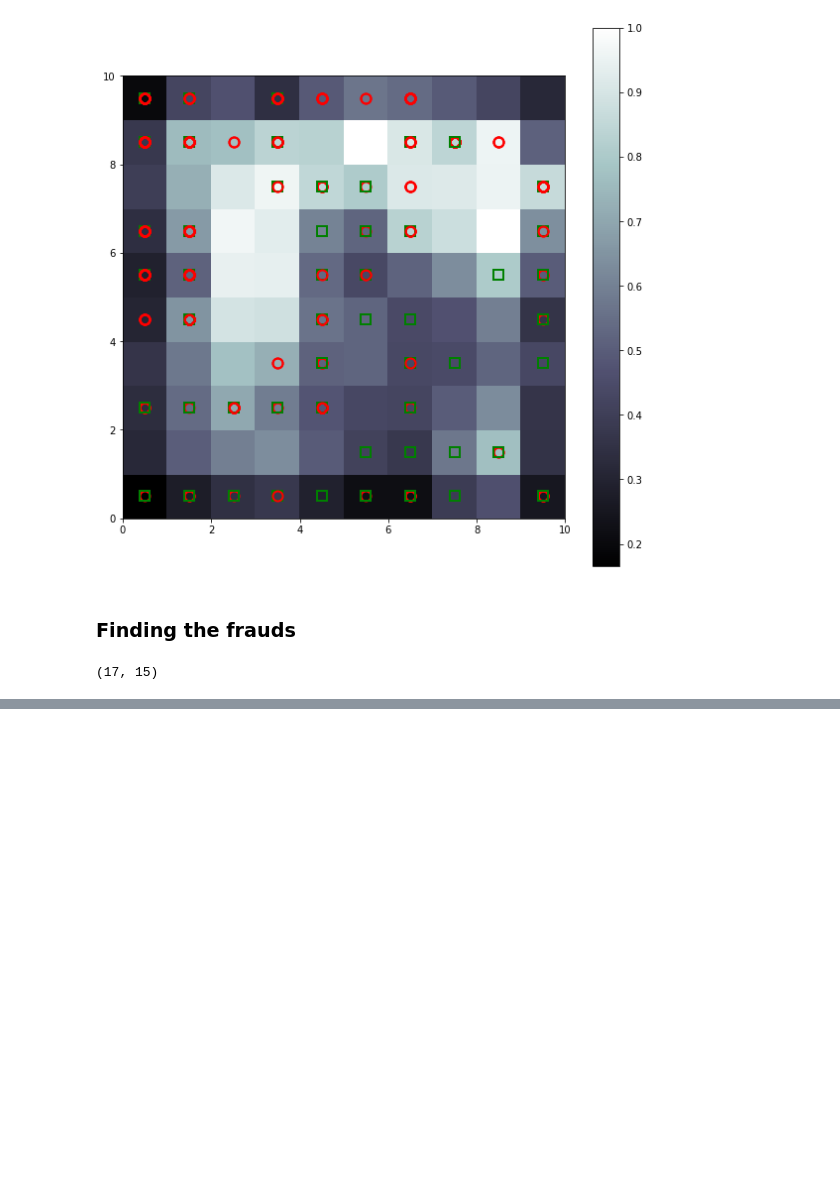
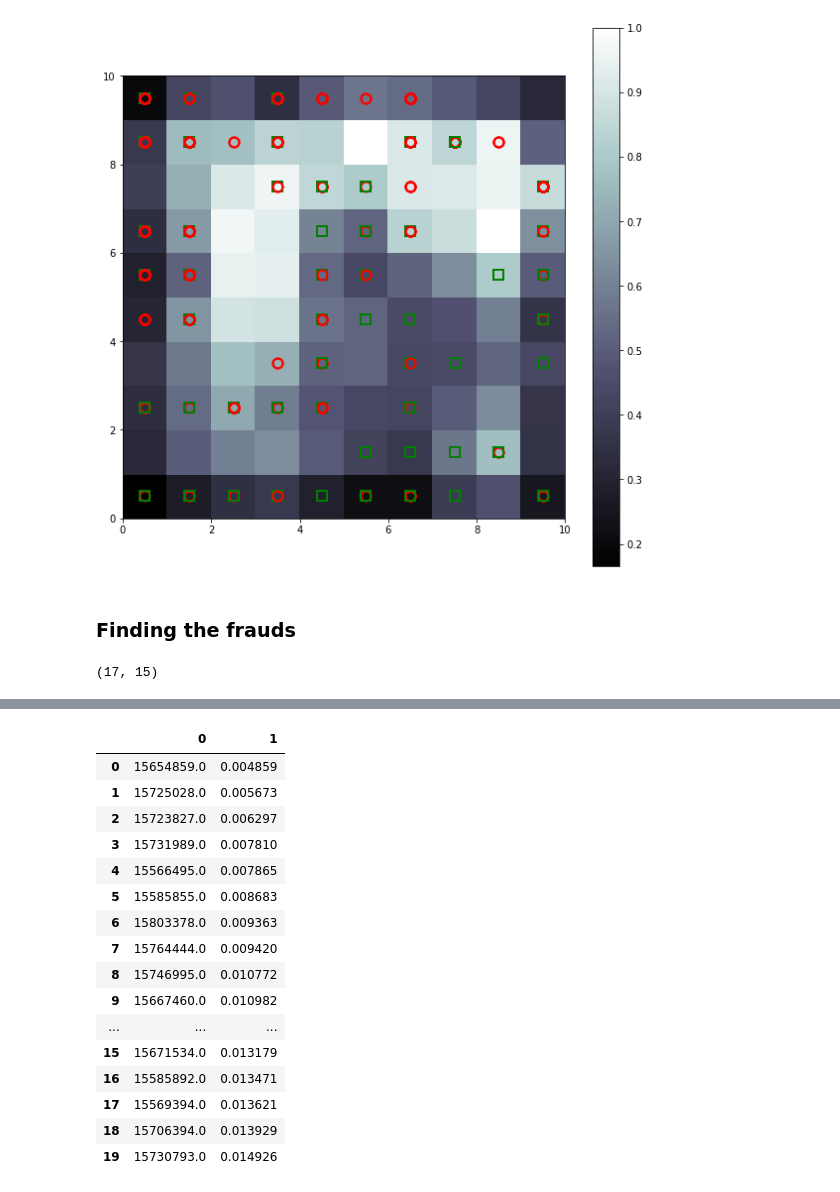
Before and after one commit to paulaceccon/ml-playground, a Jupyter notebook: Kernels/Self-Organizing Maps.ipynb, the cells around one changed output, grey strips where cells are left out. Drawn from its saved outputs; the diff is of its cells as text; code cells hidden in the pictures; blank space fills up the shorter version.

```diff
--- a/Kernels/Self-Organizing Maps.ipynb
+++ b/Kernels/Self-Organizing Maps.ipynb
@@ -100,0 +167,26 @@ frauds = scaler.inverse_transform(frauds)
+# %%
+y_pred = model.predict(customers)
+y_pred = np.concatenate((dataset.iloc[:, 0:1].values, y_pred), axis = 1)
+y_pred = y_pred[y_pred[:, 1].argsort()]
+# %%
+import pandas as pd
+
+pd.DataFrame(y_pred).head(20)
+# %% [output]
+|  | 0 | 1 |
+| 0 | 15654859.0 | 0.004859 |
+| 1 | 15725028.0 | 0.005673 |
+| 2 | 15723827.0 | 0.006297 |
+| 3 | 15731989.0 | 0.007810 |
+| 4 | 15566495.0 | 0.007865 |
+| 5 | 15585855.0 | 0.008683 |
+| 6 | 15803378.0 | 0.009363 |
+| 7 | 15764444.0 | 0.009420 |
+| 8 | 15746995.0 | 0.010772 |
+| 9 | 15667460.0 | 0.010982 |
+| ... | ... | ... |
+| 15 | 15671534.0 | 0.013179 |
+| 16 | 15585892.0 | 0.013471 |
+| 17 | 15569394.0 | 0.013621 |
+| 18 | 15706394.0 | 0.013929 |
+| 19 | 15730793.0 | 0.014926 |
```
Also changed, not shown: parts of 11 cells of this notebook.
